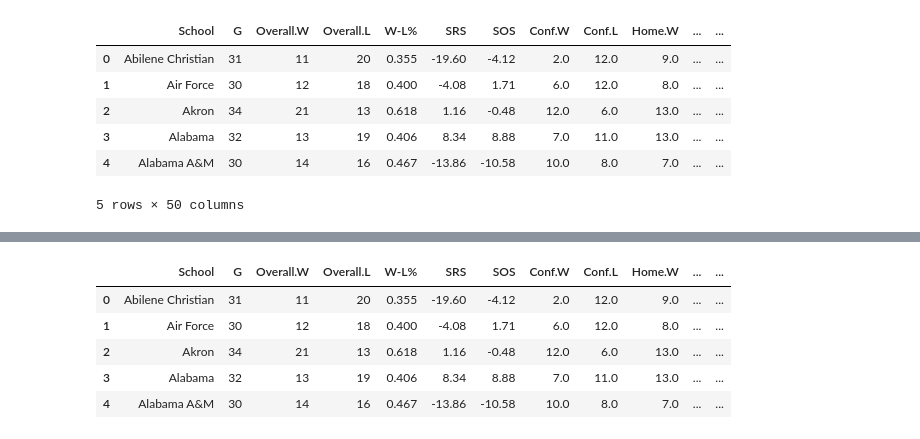
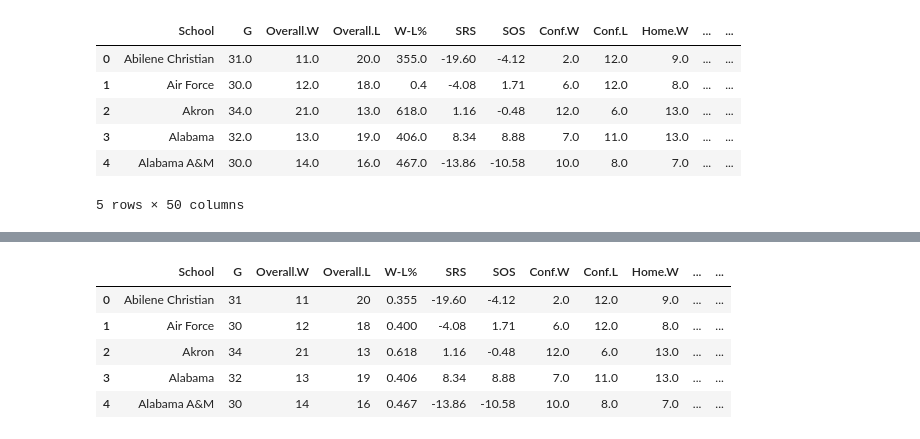
Before and after one commit to KarloBorovcak/March_Madness_prediction, a Jupyter notebook: notebooks/02-data-processing.ipynb, the cells around one changed output, grey strips where cells are left out. Cells and saved outputs as stored; diff of their text form; code cells hidden in the pictures.

```diff
--- a/notebooks/02-data-processing.ipynb
+++ b/notebooks/02-data-processing.ipynb
@@ -2,13 +2,13 @@
 import pandas as pd
 import os
 # %%
-df = pd.read_csv('../data/newfinal/combined.csv', index_col=False)
+df = pd.read_csv('../data/final/combined.csv', index_col=False)
 df.head()
 # %% [output]
 |  | School | G | Overall.W | Overall.L | W-L% | SRS | SOS | Conf.W | Conf.L | Home.W | ... | ... |
-| 0 | Abilene Christian | 31 | 11 | 20 | 0.355 | -19.60 | -4.12 | 2.0 | 12.0 | 9.0 | ... | ... |
-| 1 | Air Force | 30 | 12 | 18 | 0.400 | -4.08 | 1.71 | 6.0 | 12.0 | 8.0 | ... | ... |
-| 2 | Akron | 34 | 21 | 13 | 0.618 | 1.16 | -0.48 | 12.0 | 6.0 | 13.0 | ... | ... |
-| 3 | Alabama | 32 | 13 | 19 | 0.406 | 8.34 | 8.88 | 7.0 | 11.0 | 13.0 | ... | ... |
-| 4 | Alabama A&M | 30 | 14 | 16 | 0.467 | -13.86 | -10.58 | 10.0 | 8.0 | 7.0 | ... | ... |
+| 0 | Abilene Christian | 31.0 | 11.0 | 20.0 | 355.0 | -19.60 | -4.12 | 2.0 | 12.0 | 9.0 | ... | ... |
+| 1 | Air Force | 30.0 | 12.0 | 18.0 | 0.4 | -4.08 | 1.71 | 6.0 | 12.0 | 8.0 | ... | ... |
+| 2 | Akron | 34.0 | 21.0 | 13.0 | 618.0 | 1.16 | -0.48 | 12.0 | 6.0 | 13.0 | ... | ... |
+| 3 | Alabama | 32.0 | 13.0 | 19.0 | 406.0 | 8.34 | 8.88 | 7.0 | 11.0 | 13.0 | ... | ... |
+| 4 | Alabama A&M | 30.0 | 14.0 | 16.0 | 467.0 | -13.86 | -10.58 | 10.0 | 8.0 | 7.0 | ... | ... |
 5 rows × 50 columns
```
Also changed, not shown: parts of 2 cells of this notebook, 23 other files.
